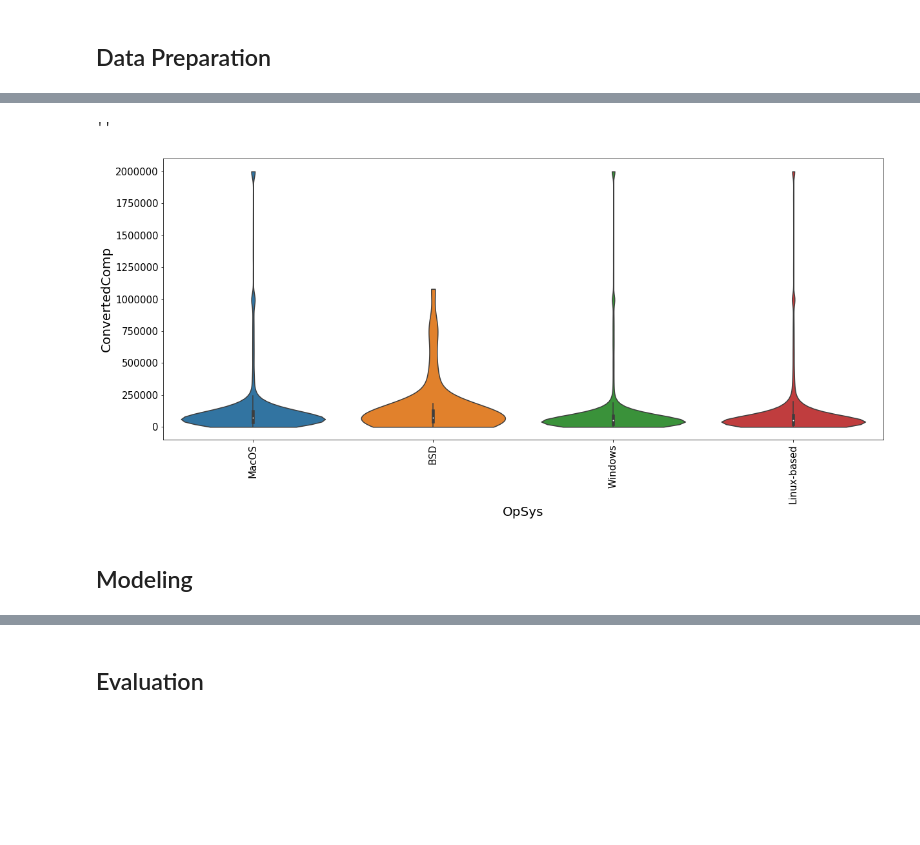
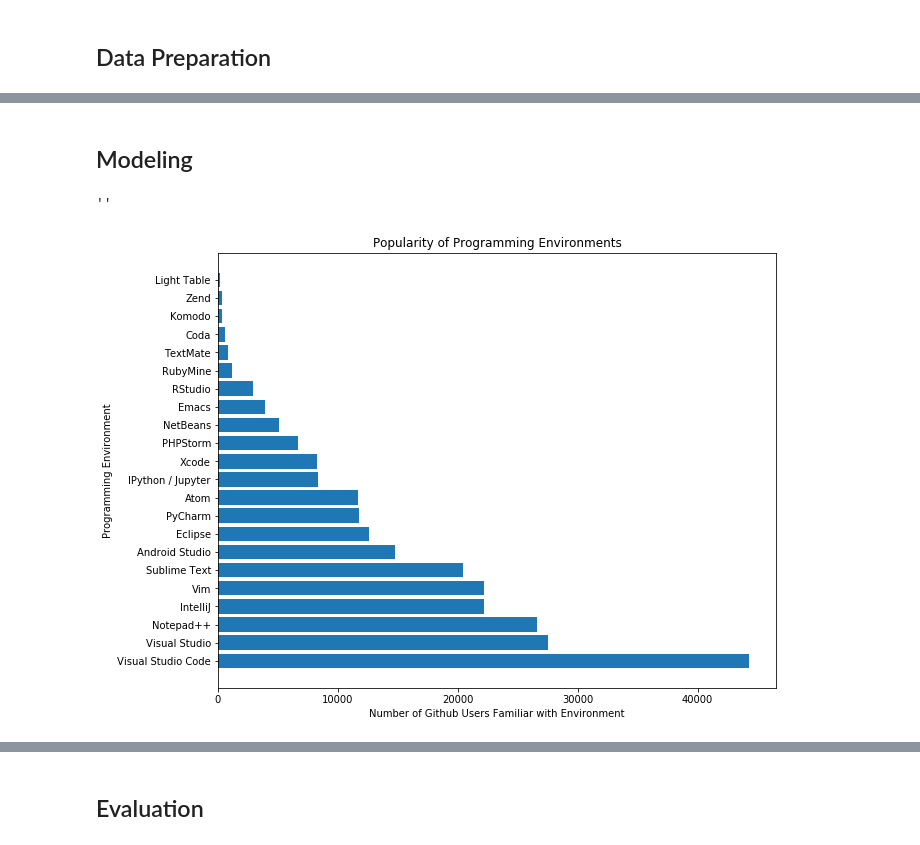
Before and after one commit to MarshEnterprises/Udacity_Project1, a Jupyter notebook: Udacity_Project1.ipynb, the cells around one changed output, grey strips where cells are left out. Drawn from its saved outputs; the diff is of its cells as text; code cells hidden in the pictures; blank space fills up the shorter version.

```diff
--- a/Udacity_Project1.ipynb
+++ b/Udacity_Project1.ipynb
@@ -44,3 +65,8 @@ import seaborn as sns
 # import and make a copy of survey data
 df_original = pd.read_csv("./data/survey_results_public.csv")
 df = df_original.copy()
+# %%
+# reduction of dataframe to relevant columns
+df = df[['OpenSourcer', 'OpenSource', 'DevEnviron', 'OpSys',
+         'Country', 'EdLevel', 'UndergradMajor', 'Age', 'Gender', 'ConvertedComp']]
+df.head()
@@ -288,18 +195,13 @@ ax.set_xticklabels(labels=ax.get_xticklabels(), rotation='vertical', fontdict={'
-# %%
-#test = df.groupby('UndergradMajor')
-#test = test.filter(lambda x: len(x)>=1000 or x.name == 'South Africa')
-sorting = df.groupby('OpSys')['ConvertedComp'].mean().sort_values(ascending=False).index
-
-fig, ax = plt.subplots(figsize=(20, 8))
-ax = sns.violinplot(x='OpSys', y='ConvertedComp', data=df, kind='violin', cut=0, order=sorting, scale='width')
-#ax.set_yscale('log')
-ax.tick_params(labelsize=15)
-ax.set_xlabel(ax.get_xlabel(), fontsize=20)
-ax.set_ylabel(ax.get_ylabel(), fontsize=20)
-ax.set_xticklabels(labels=ax.get_xticklabels(), rotation='vertical', fontdict={'fontsize':15})
-;
-# %% [output]
-''
-[figure, removed]
 # %% [markdown]
 ## Modeling
+# %%
+# plot barchart of how often users reportad a programming environment
+fig, ax = plt.subplots(figsize=(10, 8))
+ax.barh(enviro.index, width=enviro)
+ax.set_title('Popularity of Programming Environments')
+ax.set_xlabel('Number of Github Users Familiar with Environment')
+ax.set_ylabel('Programming Environment')
+;
+# %% [output]
+''
+[figure, added]
```
Also changed, not shown: parts of 66 cells of this notebook.
